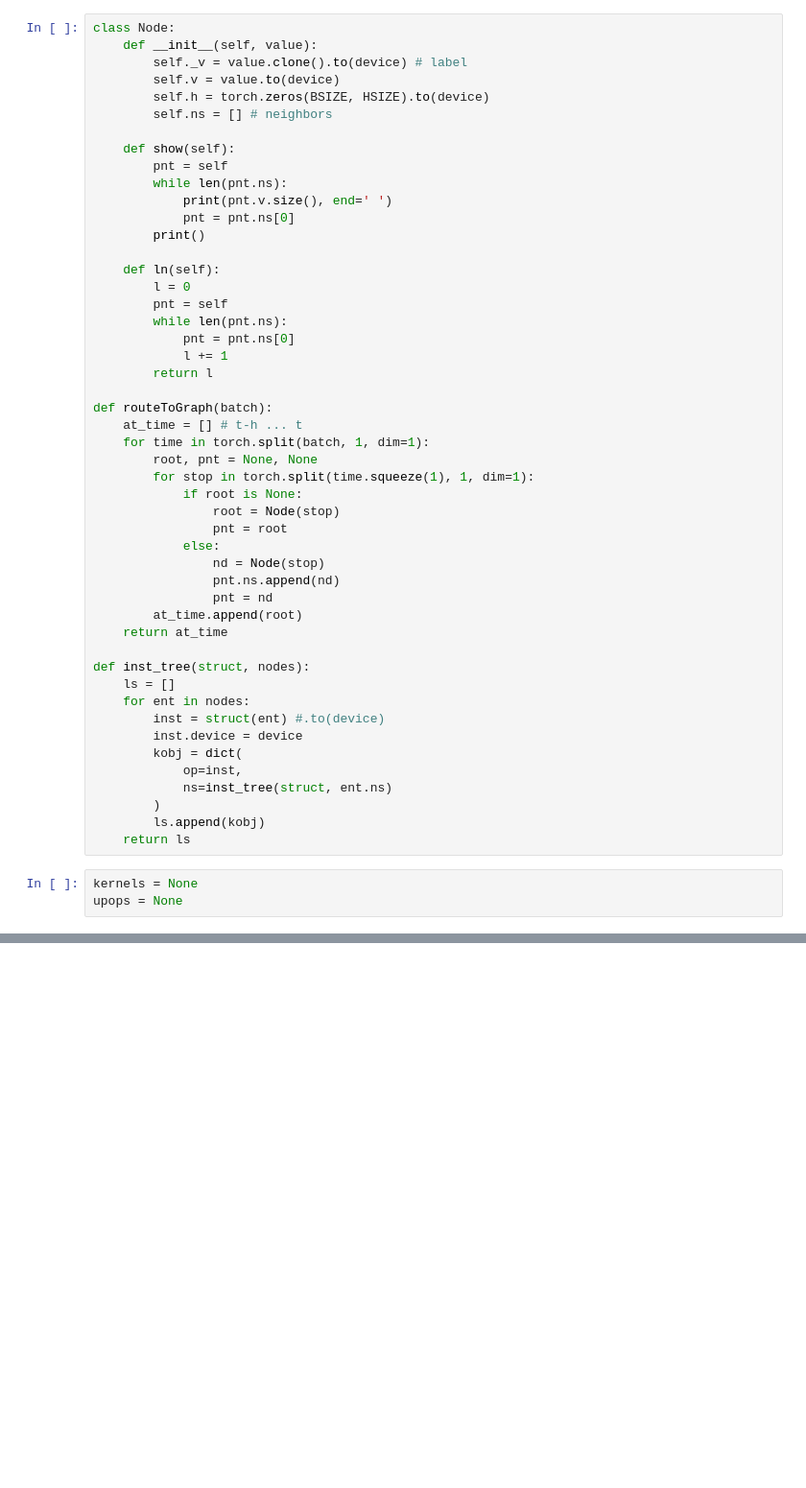
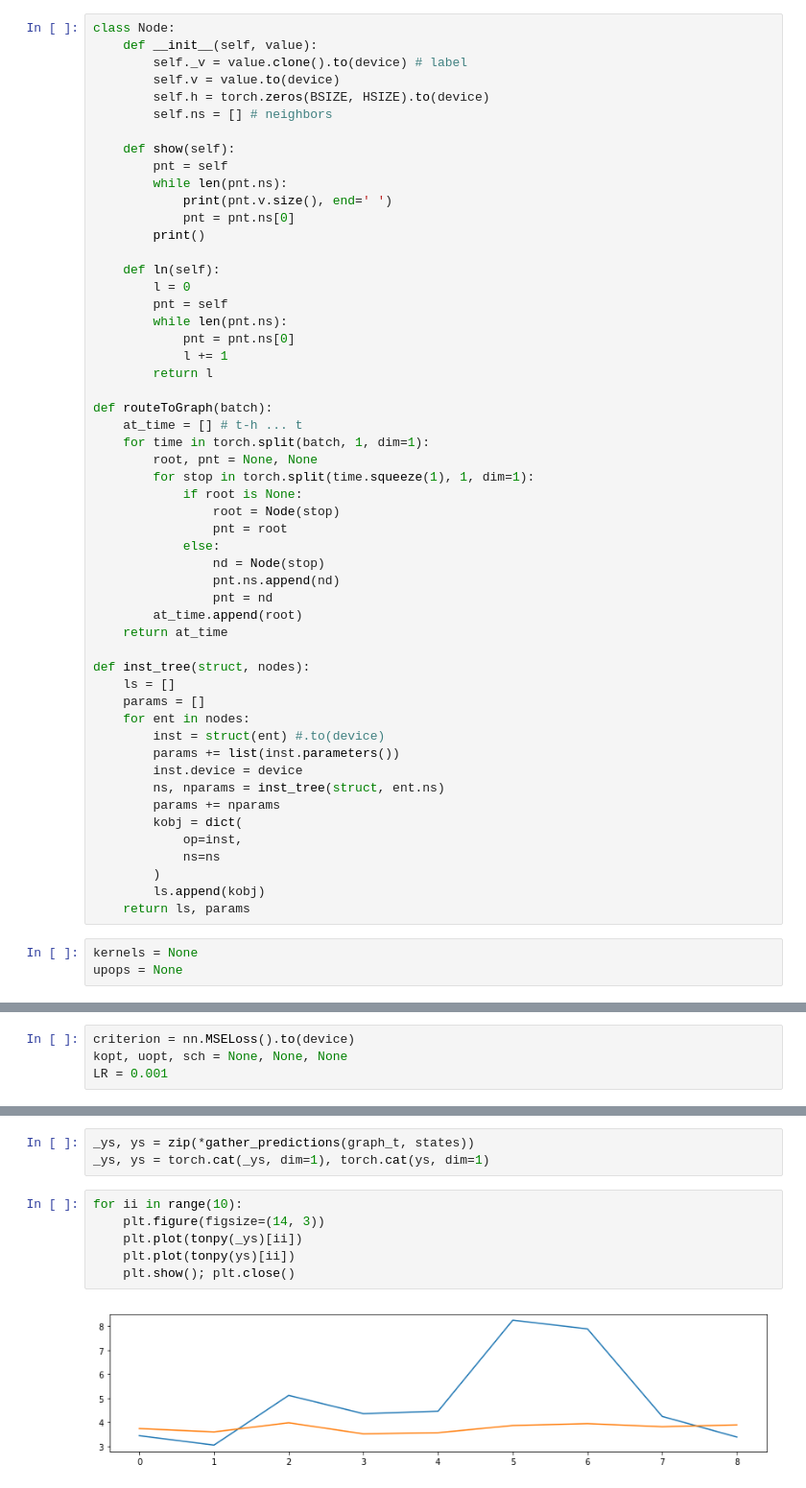
Before and after one commit to ulzee/traffic, a Jupyter notebook: Graph.ipynb, the cells around one changed output, grey strips where cells are left out. Shown at 96% size. Cells and saved outputs as stored; diff of their text form; blank space fills up the shorter version.

```diff
--- a/Graph.ipynb
+++ b/Graph.ipynb
@@ -81,15 +83,19 @@ def routeToGraph(batch):
 
 def inst_tree(struct, nodes):
     ls = []
+    params = []
     for ent in nodes:
         inst = struct(ent) #.to(device)
+        params += list(inst.parameters())
         inst.device = device
+        ns, nparams = inst_tree(struct, ent.ns)
+        params += nparams
         kobj = dict(
             op=inst,
-            ns=inst_tree(struct, ent.ns)
+            ns=ns
         )
         ls.append(kobj)
-    return ls
+    return ls, params
 # %%
 kernels = None
 upops = None
@@ -100,3 +102,7 @@ criterion = nn.MSELoss().to(device)
+# %%
+criterion = nn.MSELoss().to(device)
+kopt, uopt, sch = None, None, None
+LR = 0.001
 # %%
 from models.Kernel import Kernel, Update
 
@@ -167,0 +194,11 @@ for ii in range(0, len(dset), 32):
+# %%
+_ys, ys = zip(*gather_predictions(graph_t, states))
+_ys, ys = torch.cat(_ys, dim=1), torch.cat(ys, dim=1)
+# %%
+for ii in range(10):
+    plt.figure(figsize=(14, 3))
+    plt.plot(tonpy(_ys)[ii])
+    plt.plot(tonpy(ys)[ii])
+    plt.show(); plt.close()
+# %% [output]
+[figure, added]
```
Also changed, not shown: parts of 7 cells of this notebook, 2 other files.
